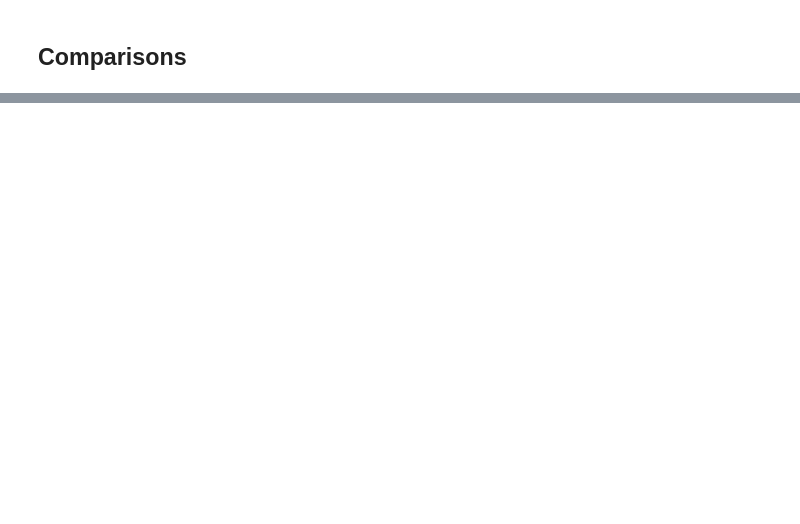
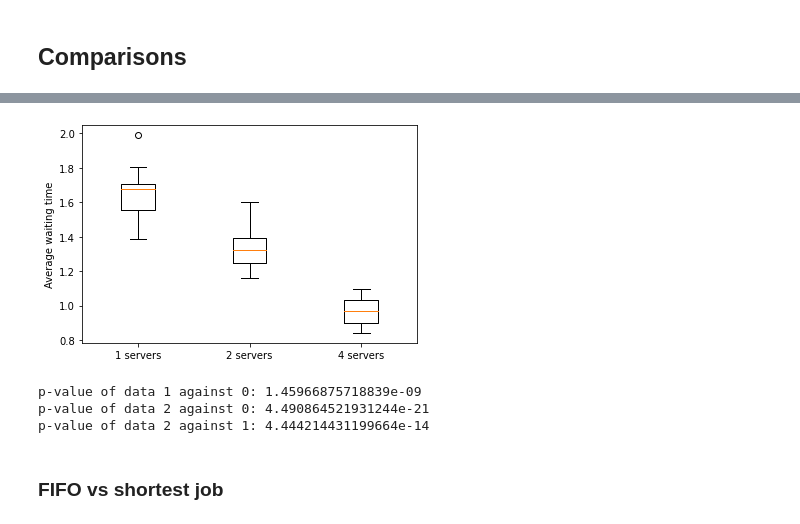
Before and after one commit to Nickvs99/Stochastic-DES, a Jupyter notebook: des.ipynb, the cells around one changed output, grey strips where cells are left out. Cells and saved outputs as stored; diff of their text form; code cells hidden in the pictures; blank space fills up the shorter version.

```diff
--- a/des.ipynb
+++ b/des.ipynb
@@ -346,7 +346,7 @@ def n_experiments(rho, lamda):
             print("WARNING: terminating early")
             return max_counter
 
-def generate_data(rho, lamda, n_machines, nruns):
+def generate_data(rho, lamda, n_machines, nruns, shortest_job_first=False, time_choice='m'):
 
     # Calculate the server capacity needed to achieve an average server load of rho
     mu = lamda / (n_machines * rho)
@@ -359,7 +359,7 @@ def generate_data(rho, lamda, n_machines, nruns):
         # thus the parameter is 1 / lamda.
         # The average task duration is 1/mu. Thus the task duration parameter is
         # 1/(1/mu) = mu
-        parameters = [n_machines, n_machines, mu, 1/lamda, False, "m"]
+        parameters = [n_machines, n_machines, mu, 1/lamda, shortest_job_first, time_choice]
         results = run(parameters)
         data.append(results[0])
 
@@ -374,2 +394,15 @@ def generate_data(rho, lamda, n_machines, nruns):
 # %% [markdown]
 ## Comparisons
+# %%
+def plot_boxplot_data(data, labels):
+
+    plt.boxplot(data, labels=labels)
+    plt.ylabel("Average waiting time")
+    plt.show()
+
+def print_all_p_values(data):
+
+    for i in range(len(data)):
+        for j in range(i):
+
+            print(f"p-value of data {i} against {j}: {calc_pvalue(data[i], data[j])}")
@@ -390,3 +419,3 @@ def plot_compare_mnn(data, labels):
 # %%
 MAX_SIM_TIME = 10000
-data = calculate_compare_mmn_data(0.7, 1, 20)
+compare_mmn_data = calculate_compare_mmn_data(0.7, 1, 20)
@@ -398,0 +422,10 @@ print(f"{calc_pvalue(data[0], data[1])}, {calc_pvalue(data[0], data[2])}, {calc_
+# %%
+plot_boxplot_data(compare_mmn_data, ["1 servers", "2 servers", "4 servers"])
+print_all_p_values(compare_mmn_data)
+# %% [output]
+[figure, added]
+p-value of data 1 against 0: 1.45966875718839e-09
+p-value of data 2 against 0: 4.490864521931244e-21
+p-value of data 2 against 1: 4.444214431199664e-14
+# %% [markdown]
+### FIFO vs shortest job
```
Also changed, not shown: parts of 8 cells of this notebook.
